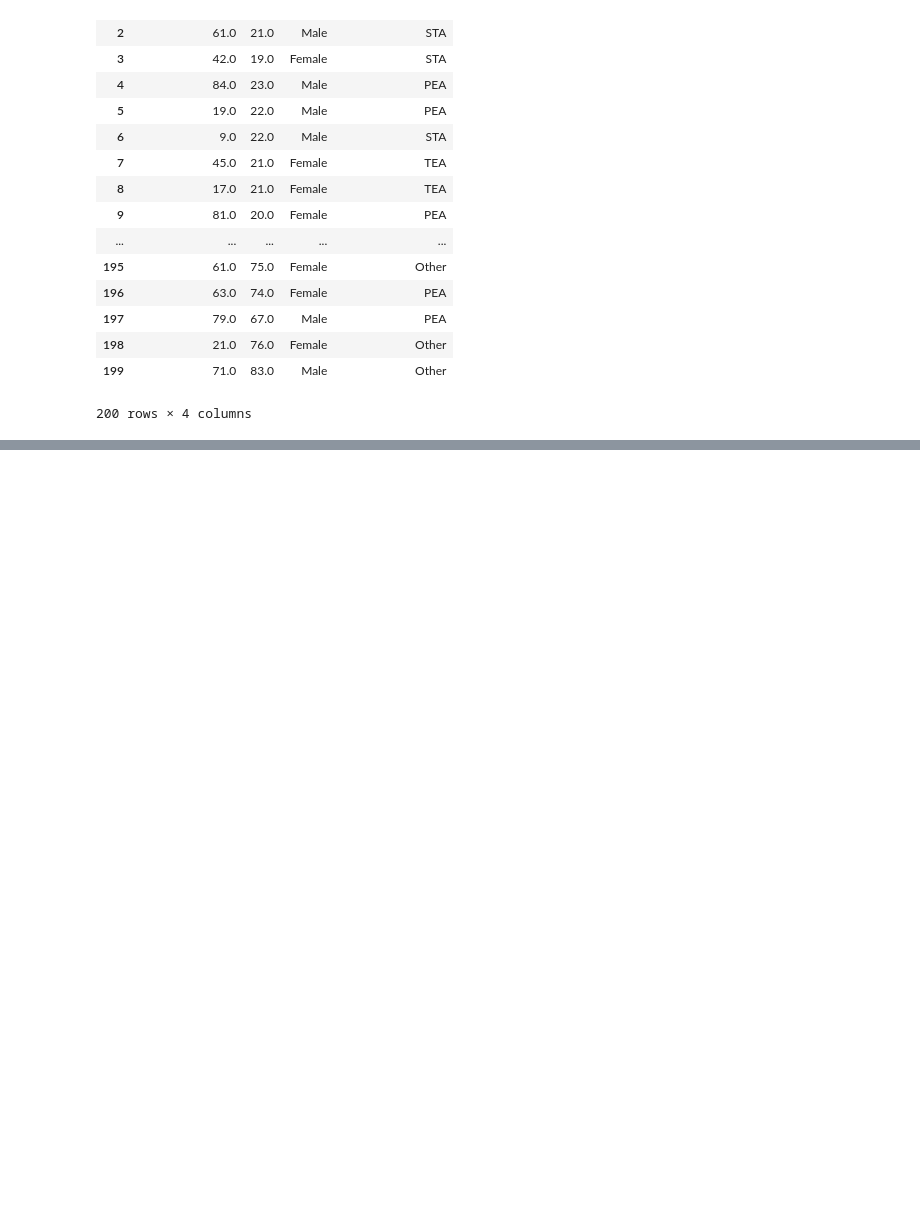
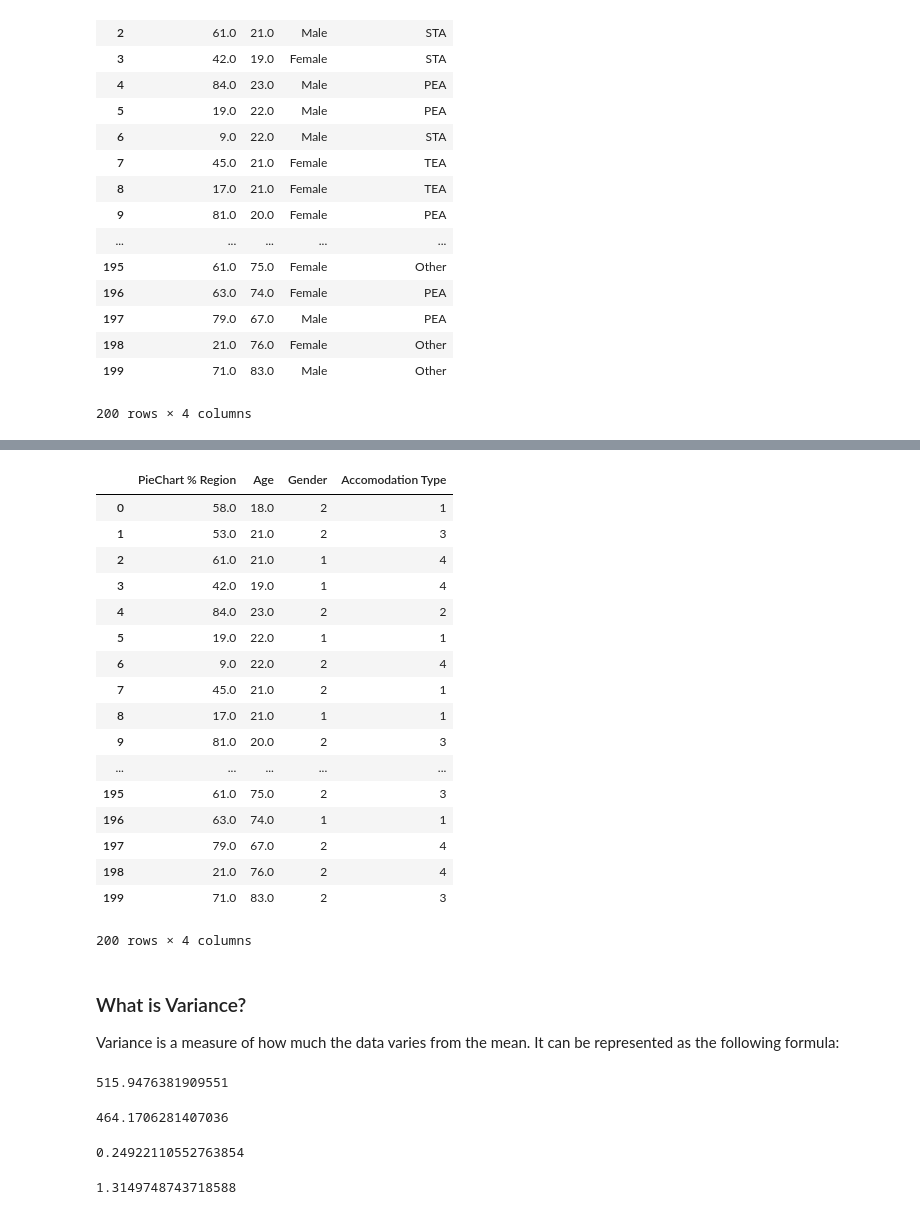
Before and after one commit to MarianneLawless/Programming-DA-Project, a Jupyter notebook: Programming for Data Analysis Project 2018.ipynb, the cells around one changed output, grey strips where cells are left out. Drawn from its saved outputs; the diff is of its cells as text; code cells hidden in the pictures; blank space fills up the shorter version.

```diff
--- a/Programming for Data Analysis Project 2018.ipynb
+++ b/Programming for Data Analysis Project 2018.ipynb
@@ -523,0 +565,49 @@ df
+# %%
+import os
+import pandas as pd
+import numpy as np
+
+# Setting a seed so the example is reproducible
+np.random.seed(4272018)
+
+df = pd.DataFrame({'PieChart % Region': Reg.round(), 'Age': GP.round(), 'Gender': np.random.randint(1,3, 200), 'Accomodation Type': np.random.randint(1,5,200).round()})
+df
+# %% [output]
+|  | PieChart % Region | Age | Gender | Accomodation Type |
+| 0 | 58.0 | 18.0 | 2 | 1 |
+| 1 | 53.0 | 21.0 | 2 | 3 |
+| 2 | 61.0 | 21.0 | 1 | 4 |
+| 3 | 42.0 | 19.0 | 1 | 4 |
+| 4 | 84.0 | 23.0 | 2 | 2 |
+| 5 | 19.0 | 22.0 | 1 | 1 |
+| 6 | 9.0 | 22.0 | 2 | 4 |
+| 7 | 45.0 | 21.0 | 2 | 1 |
+| 8 | 17.0 | 21.0 | 1 | 1 |
+| 9 | 81.0 | 20.0 | 2 | 3 |
+| ... | ... | ... | ... | ... |
+| 195 | 61.0 | 75.0 | 2 | 3 |
+| 196 | 63.0 | 74.0 | 1 | 1 |
+| 197 | 79.0 | 67.0 | 2 | 4 |
+| 198 | 21.0 | 76.0 | 2 | 4 |
+| 199 | 71.0 | 83.0 | 2 | 3 |
+200 rows × 4 columns
+# %% [markdown]
+### What is Variance?
+
+Variance is a measure of how much the data varies from the mean. It can be represented as the following formula:
+# %%
+df['PieChart % Region'].var()
+# %% [output]
+515.9476381909551
+# %%
+df['Age'].var()
+# %% [output]
+464.1706281407036
+# %%
+df['Gender'].var()
+# %% [output]
+0.24922110552763854
+# %%
+df['Accomodation Type'].var()
+# %% [output]
+1.3149748743718588
```
Also changed, not shown: parts of 28 cells of this notebook.
